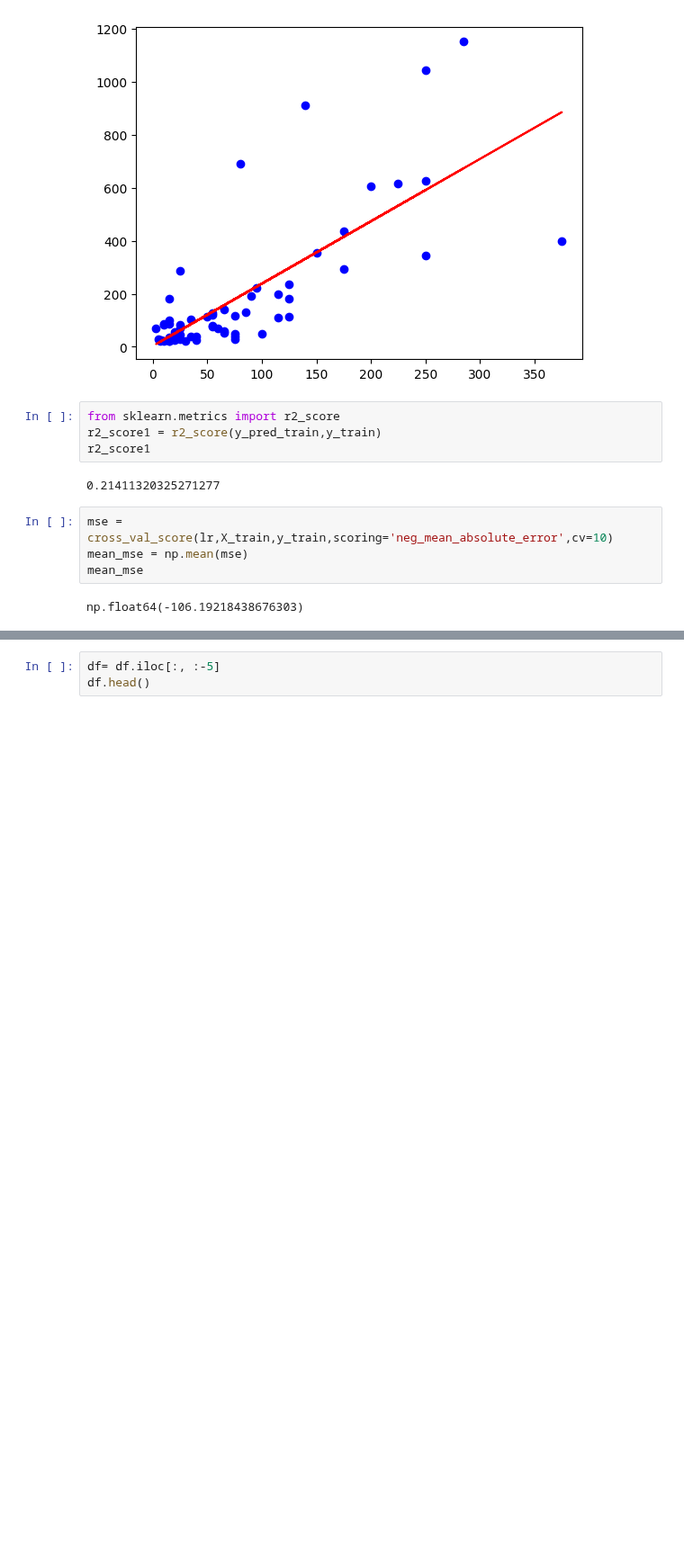
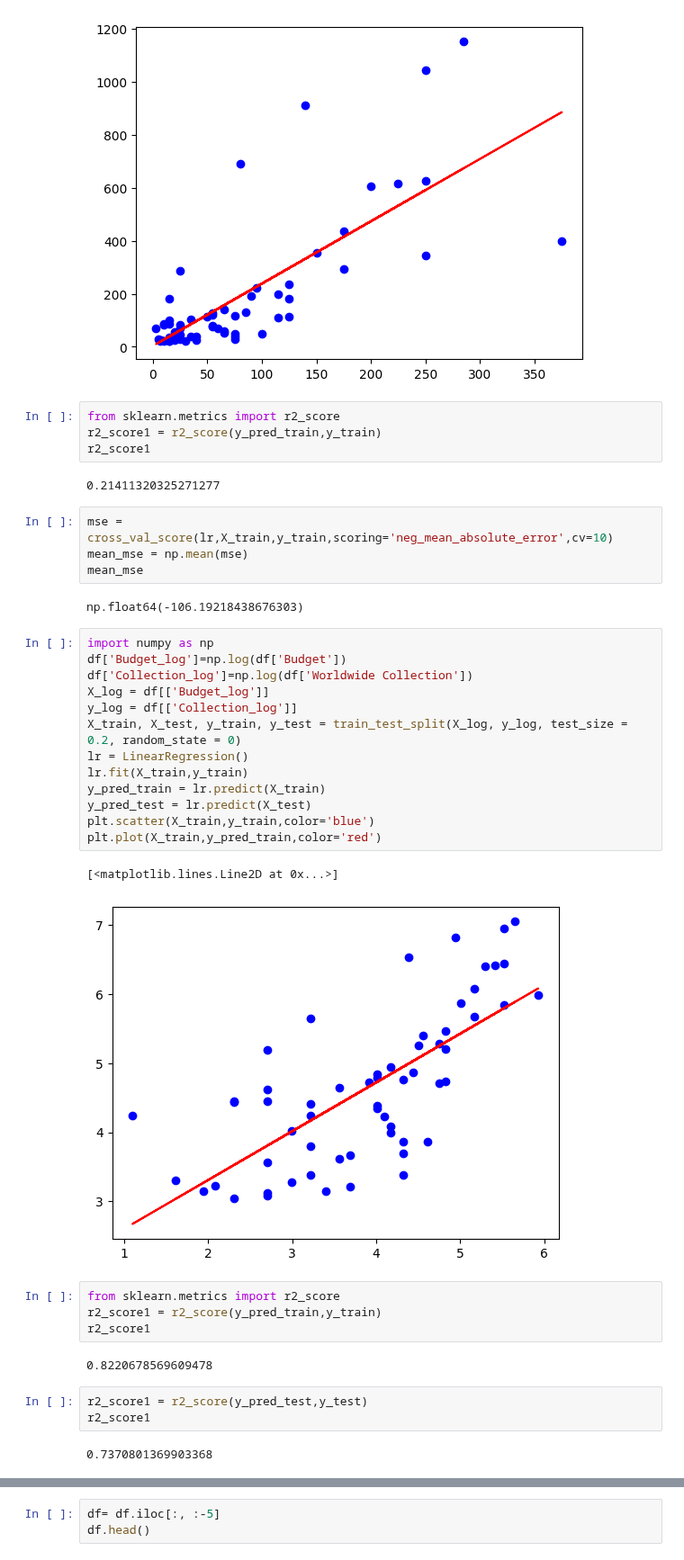
Before and after one commit to vineetj5/MovieGrossCollection, a Jupyter notebook: Collection_Pred.ipynb, the cells around one changed output, grey strips where cells are left out. Shown at 90% size. Saved outputs shown, nothing was run; the diff lists cells and outputs as text; blank space fills up the shorter version.

```diff
--- a/Collection_Pred.ipynb
+++ b/Collection_Pred.ipynb
@@ -162,3 +162,30 @@ mean_mse = np.mean(mse)
 mean_mse
 # %% [output]
 np.float64(-106.19218438676303)
+# %%
+import numpy as np
+df['Budget_log']=np.log(df['Budget'])
+df['Collection_log']=np.log(df['Worldwide Collection'])
+X_log = df[['Budget_log']]
+y_log = df[['Collection_log']]
+X_train, X_test, y_train, y_test = train_test_split(X_log, y_log, test_size = 0.2, random_state = 0)
+lr = LinearRegression()
+lr.fit(X_train,y_train)
+y_pred_train = lr.predict(X_train)
+y_pred_test = lr.predict(X_test)
+plt.scatter(X_train,y_train,color='blue')
+plt.plot(X_train,y_pred_train,color='red')
+# %% [output]
+[<matplotlib.lines.Line2D at 0x...>]
+[figure, added]
+# %%
+from sklearn.metrics import r2_score
+r2_score1 = r2_score(y_pred_train,y_train)
+r2_score1
+# %% [output]
+0.8220678569609478
+# %%
+r2_score1 = r2_score(y_pred_test,y_test)
+r2_score1
+# %% [output]
+0.7370801369903368
```
Also changed, not shown: parts of 25 cells of this notebook, 22 other files.
